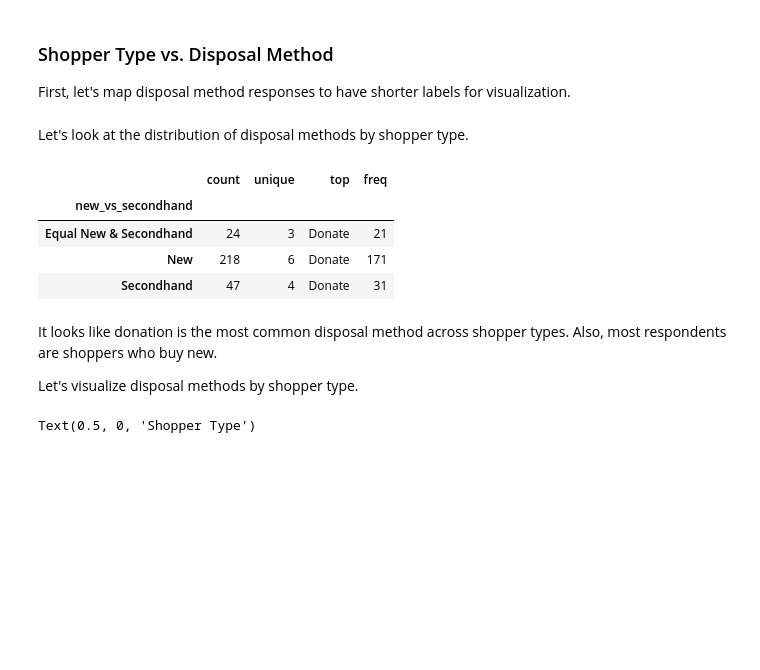
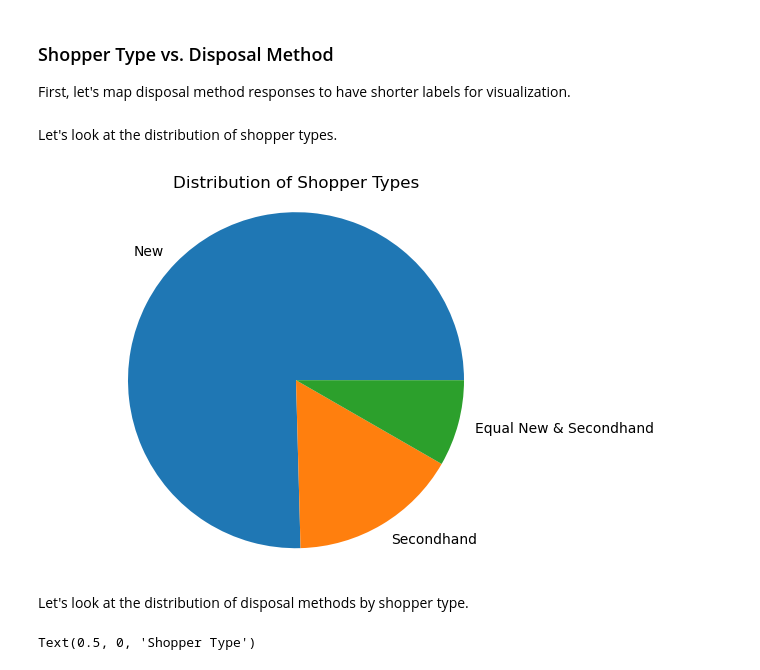
Before and after one commit to COGS108/Group018_WI26, a Jupyter notebook: 03-FinalProject.ipynb, the cells around one changed output. Drawn from its saved outputs; the diff is of its cells as text; code cells hidden in the pictures; blank space fills up the shorter version.

Commit message:
shopper type vs. disposal method edits

```diff
--- a/03-FinalProject.ipynb
+++ b/03-FinalProject.ipynb
@@ -552,21 +552,22 @@ new_vs_secondhand_map = {
    'Almost always secondhand': 'Secondhand'
 }
 df_clean['new_vs_secondhand'] = df_clean['new_vs_secondhand'].map(new_vs_secondhand_map)
+# %% [markdown]
+Let's look at the distribution of shopper types.
+# %%
+pie_chart = plt.pie(
+    df_clean['new_vs_secondhand'].value_counts(),
+    labels=df_clean['new_vs_secondhand'].value_counts().index
+)
+
+plt.title('Distribution of Shopper Types')
+plt.axis('equal')
+
+plt.show()
+# %% [output]
+[figure, added]
 # %% [markdown]
 Let's look at the distribution of disposal methods by shopper type.
-# %%
- # Overview of the distribution of disposal methods by shopper type
-df_clean.groupby('new_vs_secondhand')['disposal_method_clean'].describe()
-# %% [output]
-|  | count | unique | top | freq |
-| new_vs_secondhand |  |  |  |  |
-| Equal New & Secondhand | 24 | 3 | Donate | 21 |
-| New | 218 | 6 | Donate | 171 |
-| Secondhand | 47 | 4 | Donate | 31 |
-# %% [markdown]
-It looks like donation is the most common disposal method across shopper types. Also, most respondents are shoppers who buy new.
-
-Let's visualize disposal methods by shopper type.
 # %%
 # Group by purchase type and disposal method, count the number of responses, and reshape for plotting
 plot_df = df_clean.groupby(['new_vs_secondhand', 'disposal_method_clean']).size().unstack('disposal_method_clean').fillna(0)
```
Also changed, not shown: parts of 3 cells of this notebook.
